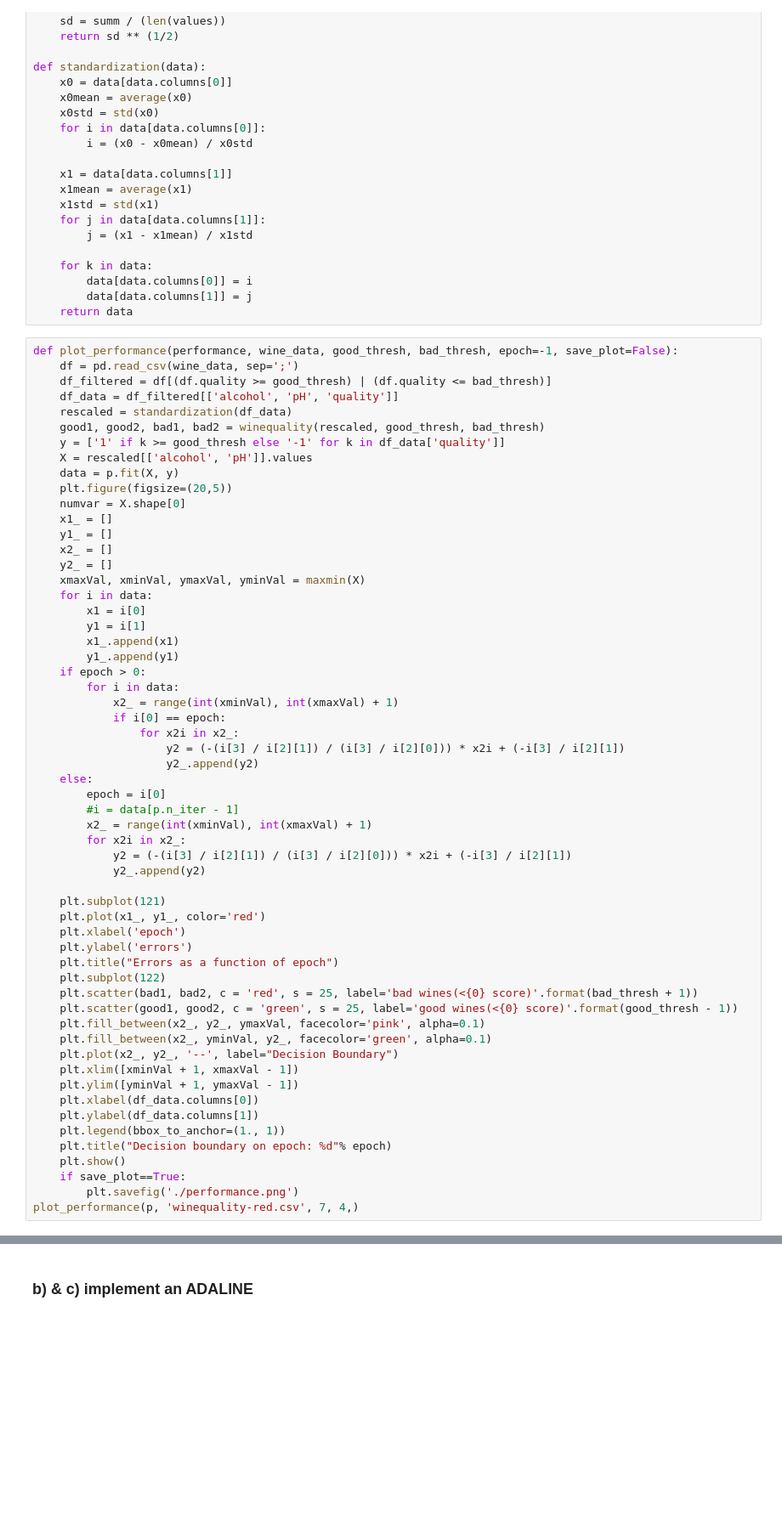
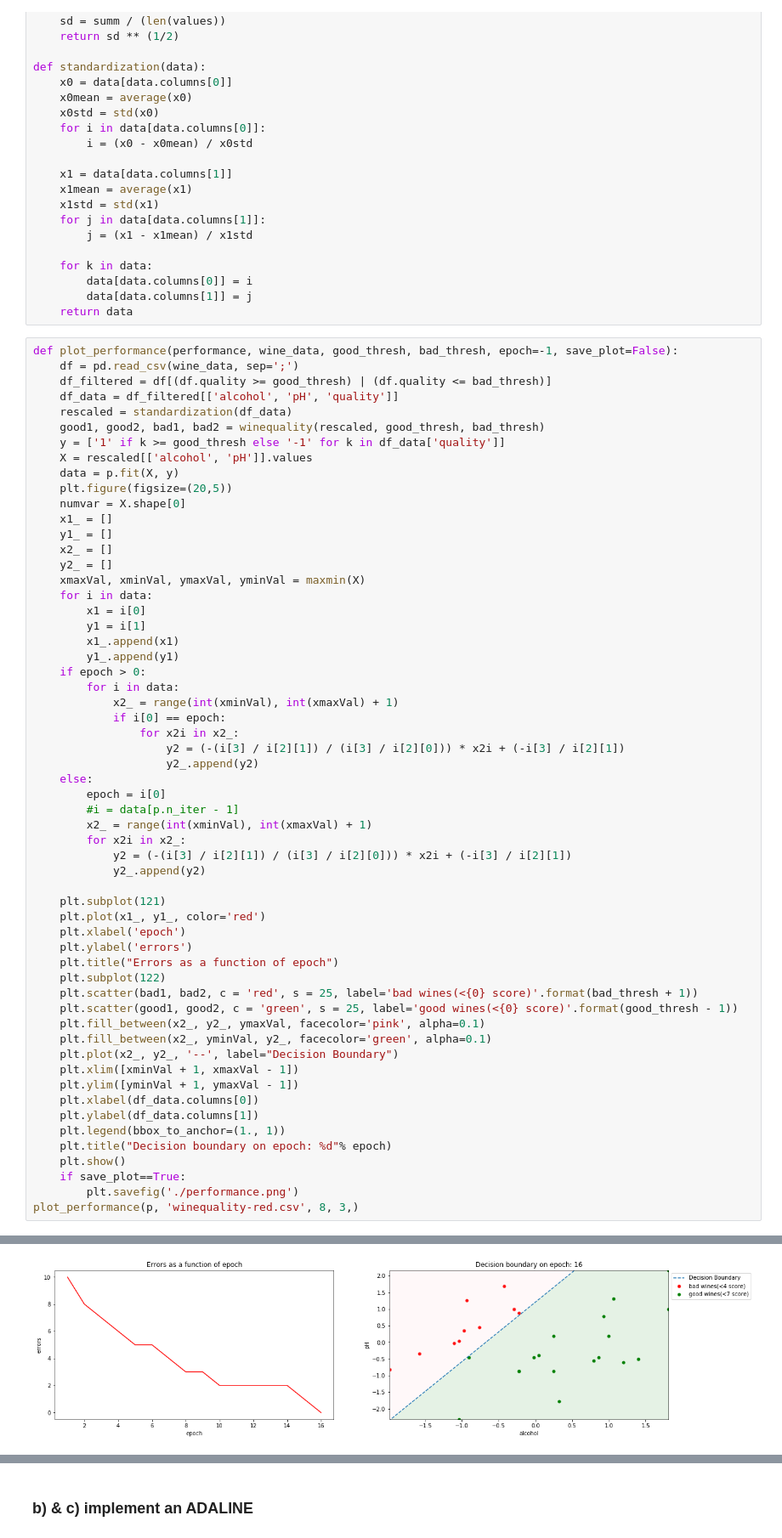
Before and after one commit to moonsonu/ft_sommelier, a Jupyter notebook: sommelier.ipynb, the cells around one changed output, grey strips where cells are left out. Shown at 85% size. Drawn from its saved outputs; the diff is of its cells as text; blank space fills up the shorter version.

```diff
--- a/sommelier.ipynb
+++ b/sommelier.ipynb
@@ -275,4 +275,5 @@ def plot_performance(performance, wine_data, good_thresh, bad_thresh, epoch=-1,
     plt.show()
     if save_plot==True:
         plt.savefig('./performance.png')
-plot_performance(p, 'winequality-red.csv', 7, 4,)
+plot_performance(p, 'winequality-red.csv', 8, 3,)
+# %% [output]
@@ -279,2 +288,3 @@ plot_performance(p, 'winequality-red.csv', 7, 4,)
+[figure, added]
 # %% [markdown]
 # V.3 My fair ADALINE
```
Also changed, not shown: parts of 3 cells of this notebook.
